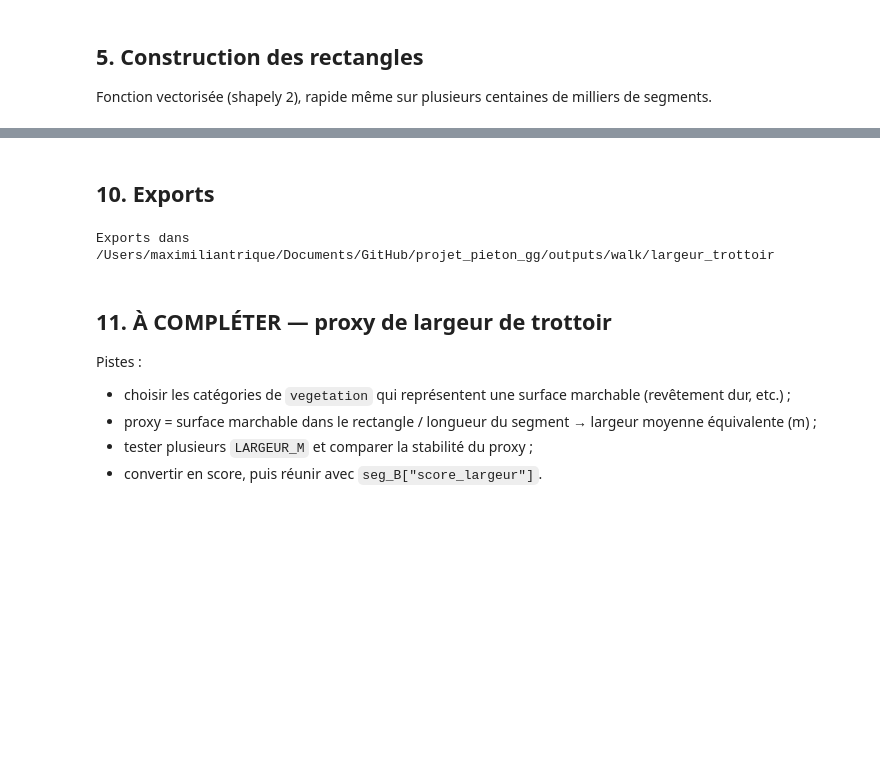
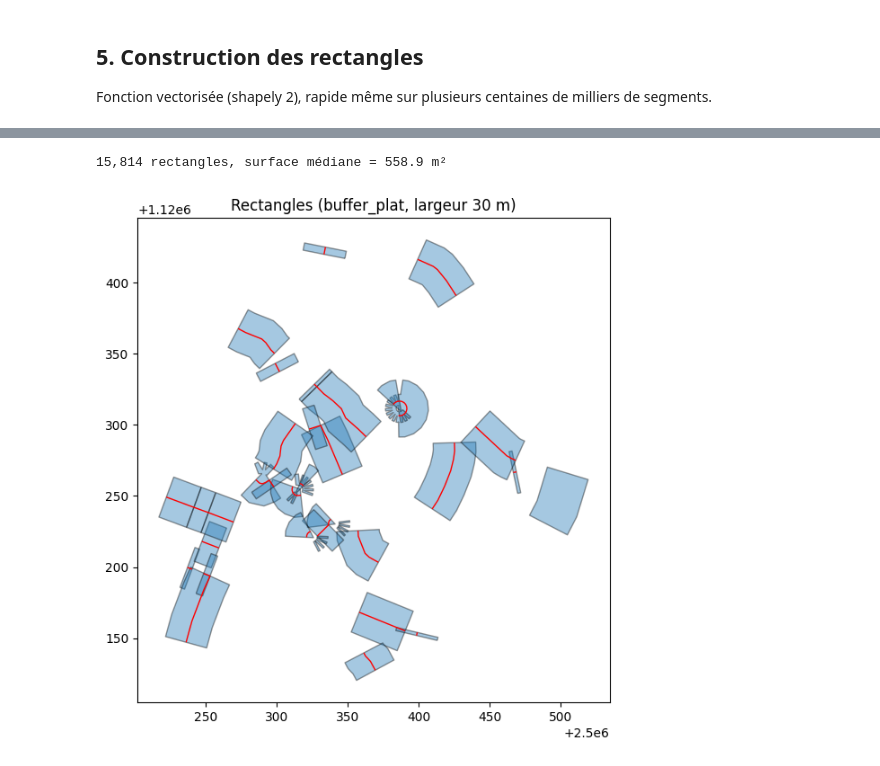
Before and after one commit to action-situee/PROJET_PIETON_GG, a Jupyter notebook: Notebook/Step 0/largeur_trottoir_step1.ipynb, the cells around one changed output, grey strips where cells are left out. Cells and saved outputs as stored; diff of their text form; code cells hidden in the pictures; blank space fills up the shorter version.

```diff
--- a/Notebook/Step 0/largeur_trottoir_step1.ipynb
+++ b/Notebook/Step 0/largeur_trottoir_step1.ipynb
@@ -165,0 +118,2 @@ Liste B (score direct): 152,813 segments (dont 152,813 sans score encore défini
+# %%
+seg_A, seg_B = ltu.separer_listes(seg, HIGHWAY_A_TRAITER, SCORES_DIRECTS)
@@ -297,22 +126,0 @@ Les segments (ou parties) qui ne tombent dans aucun polygone sont classés `hors
-# %%
-long_seg = intersection_par_categorie(seg_A, veg, VEG_ATTR, "length")
-
-# part hors couverture
-couvert = long_seg.groupby("segment_id")["length"].sum()
-reste = seg_A.set_index("segment_id")["seg_len_m"].sub(couvert, fill_value=0).clip(lower=0)
-reste = reste[reste > 0.01]
-hors = pd.DataFrame({"segment_id": reste.index, VEG_ATTR: "hors_couverture", "length": reste.values})
-long_seg = pd.concat([long_seg, hors], ignore_index=True)
-
-# catégorie dominante par segment
-idx = long_seg.groupby("segment_id")["length"].idxmax()
-dominante = long_seg.loc[idx, ["segment_id", VEG_ATTR]].rename(columns={VEG_ATTR: "veg_dominante"})
-seg_len = seg_A.set_index("segment_id")["seg_len_m"]
-dominante["part_dominante"] = (
-    long_seg.loc[idx, "length"].values / seg_len.loc[dominante["segment_id"]].values
-)
-
-seg_A = seg_A.drop(columns=["veg_dominante", "part_dominante"], errors="ignore").merge(
-    dominante, on="segment_id", how="left"
-)
-seg_A[["segment_id", "highway", "veg_dominante", "part_dominante"]].head()
@@ -419,22 +126,0 @@ rect_A[["segment_id", "highway", "rect_area_m2"] + cols_m2].head()
-# %% [markdown]
-## 10. Exports
-# %%
-OUTPUT_DIR.mkdir(parents=True, exist_ok=True)
-suffixe = f"{METHODE}_{LARGEUR_M:g}m"
-
-rect_A.to_file(OUTPUT_DIR / f"rectangles_{suffixe}.gpkg", layer="rectangles", driver="GPKG")
-seg_A.to_file(OUTPUT_DIR / f"segments_A_{suffixe}.gpkg", layer="segments_A", driver="GPKG")
-seg_B.to_file(OUTPUT_DIR / "segments_B_scores_directs.gpkg", layer="segments_B", driver="GPKG")
-long_seg.to_csv(OUTPUT_DIR / f"segments_longueur_par_categorie_{suffixe}.csv", index=False)
-print("Exports dans", OUTPUT_DIR.resolve())
-# %% [output]
-Exports dans /Users/maximiliantrique/Documents/GitHub/projet_pieton_gg/outputs/walk/largeur_trottoir
-# %% [markdown]
-## 11. À COMPLÉTER — proxy de largeur de trottoir
-
-Pistes :
-
-- choisir les catégories de `vegetation` qui représentent une surface marchable (revêtement dur, etc.) ;
-- proxy = surface marchable dans le rectangle / longueur du segment → largeur moyenne équivalente (m) ;
-- tester plusieurs `LARGEUR_M` et comparer la stabilité du proxy ;
-- convertir en score, puis réunir avec `seg_B["score_largeur"]`.
@@ -444,0 +127,6 @@ Pistes :
+# %%
+rect_A = ltu.construire_rectangles(seg_A, LARGEUR_M, METHODE)
+ltu.plot_rectangles_zone(seg_A, rect_A, METHODE, LARGEUR_M)
+# %% [output]
+15,814 rectangles, surface médiane = 558.9 m²
+[figure, added]
```
Also changed, not shown: parts of 70 cells of this notebook, 2 other files.
